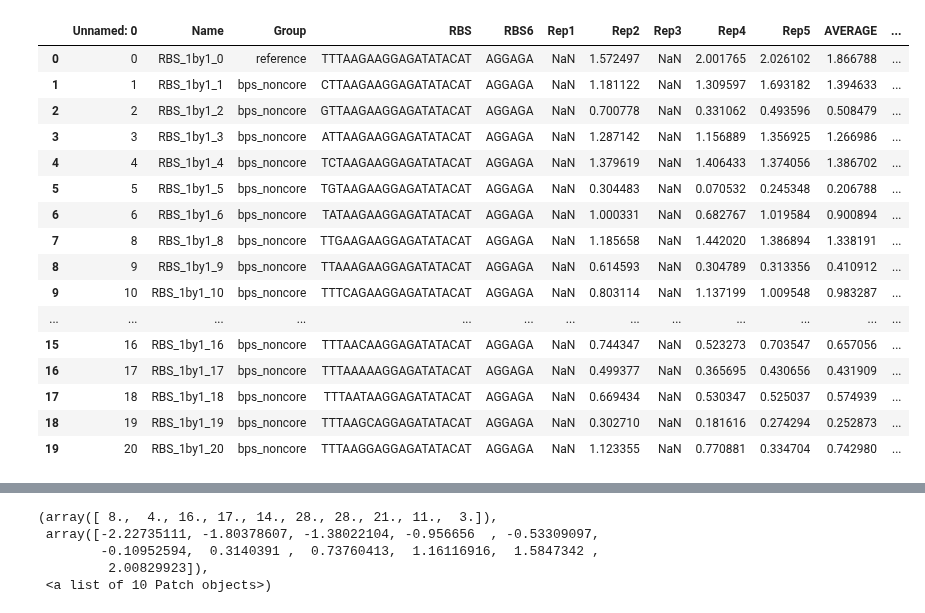
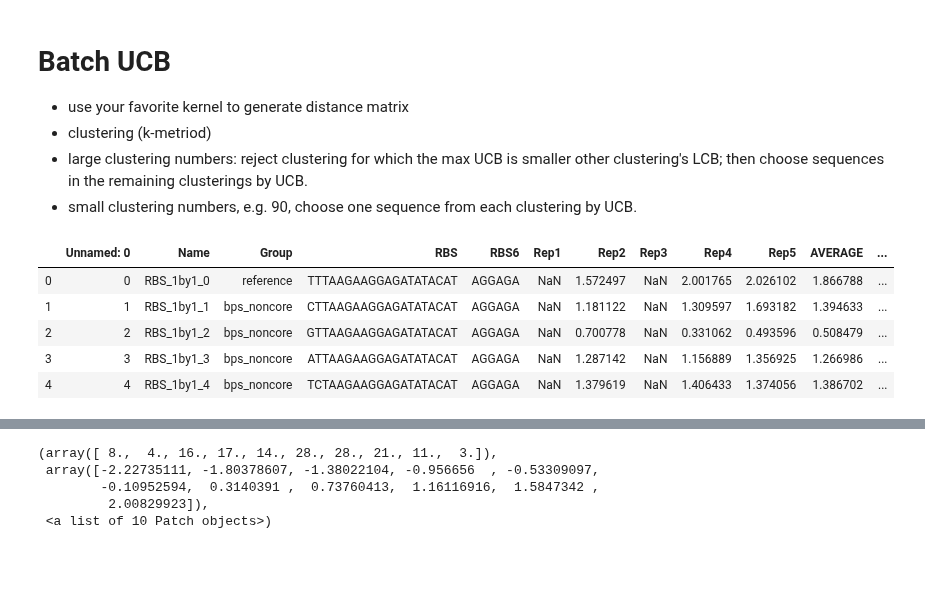
Before and after one commit to mholowko/Solaris, a Jupyter notebook: notebooks/result_analysis/Batch_ucb.ipynb, the cells around one changed output, grey strips where cells are left out. Cells and saved outputs as stored; diff of their text form; code cells hidden in the pictures; blank space fills up the shorter version.

```diff
--- a/notebooks/result_analysis/Batch_ucb.ipynb
+++ b/notebooks/result_analysis/Batch_ucb.ipynb
@@ -1,3 +1,9 @@
+# %% [markdown]
+# Batch UCB
+- use your favorite kernel to generate distance matrix
+- clustering (k-metriod)
+- large clustering numbers: reject clustering for which the max UCB is smaller other clustering's LCB; then choose sequences in the remaining clusterings by UCB.
+- small clustering numbers, e.g. 90, choose one sequence from each clustering by UCB.
 # %%
 # direct to proper path
 import os
@@ -65,23 +41,12 @@ plot_format = 'plt'
 # %%
 Path = '../../data/firstRound_4h_normTrue_formatSeq_logTrue.csv'
 
 df_frr = pd.read_csv(Path)
-df_frr.head(20)
+df_frr.head()
 # %% [output]
 |  | Unnamed: 0 | Name | Group | RBS | RBS6 | Rep1 | Rep2 | Rep3 | Rep4 | Rep5 | AVERAGE | ... |
 | 0 | 0 | RBS_1by1_0 | reference | TTTAAGAAGGAGATATACAT | AGGAGA | NaN | 1.572497 | NaN | 2.001765 | 2.026102 | 1.866788 | ... |
 | 1 | 1 | RBS_1by1_1 | bps_noncore | CTTAAGAAGGAGATATACAT | AGGAGA | NaN | 1.181122 | NaN | 1.309597 | 1.693182 | 1.394633 | ... |
 | 2 | 2 | RBS_1by1_2 | bps_noncore | GTTAAGAAGGAGATATACAT | AGGAGA | NaN | 0.700778 | NaN | 0.331062 | 0.493596 | 0.508479 | ... |
 | 3 | 3 | RBS_1by1_3 | bps_noncore | ATTAAGAAGGAGATATACAT | AGGAGA | NaN | 1.287142 | NaN | 1.156889 | 1.356925 | 1.266986 | ... |
 | 4 | 4 | RBS_1by1_4 | bps_noncore | TCTAAGAAGGAGATATACAT | AGGAGA | NaN | 1.379619 | NaN | 1.406433 | 1.374056 | 1.386702 | ... |
-| 5 | 5 | RBS_1by1_5 | bps_noncore | TGTAAGAAGGAGATATACAT | AGGAGA | NaN | 0.304483 | NaN | 0.070532 | 0.245348 | 0.206788 | ... |
-| 6 | 6 | RBS_1by1_6 | bps_noncore | TATAAGAAGGAGATATACAT | AGGAGA | NaN | 1.000331 | NaN | 0.682767 | 1.019584 | 0.900894 | ... |
-| 7 | 8 | RBS_1by1_8 | bps_noncore | TTGAAGAAGGAGATATACAT | AGGAGA | NaN | 1.185658 | NaN | 1.442020 | 1.386894 | 1.338191 | ... |
-| 8 | 9 | RBS_1by1_9 | bps_noncore | TTAAAGAAGGAGATATACAT | AGGAGA | NaN | 0.614593 | NaN | 0.304789 | 0.313356 | 0.410912 | ... |
-| 9 | 10 | RBS_1by1_10 | bps_noncore | TTTCAGAAGGAGATATACAT | AGGAGA | NaN | 0.803114 | NaN | 1.137199 | 1.009548 | 0.983287 | ... |
-| ... | ... | ... | ... | ... | ... | ... | ... | ... | ... | ... | ... | ... |
-| 15 | 16 | RBS_1by1_16 | bps_noncore | TTTAACAAGGAGATATACAT | AGGAGA | NaN | 0.744347 | NaN | 0.523273 | 0.703547 | 0.657056 | ... |
-| 16 | 17 | RBS_1by1_17 | bps_noncore | TTTAAAAAGGAGATATACAT | AGGAGA | NaN | 0.499377 | NaN | 0.365695 | 0.430656 | 0.431909 | ... |
-| 17 | 18 | RBS_1by1_18 | bps_noncore | TTTAATAAGGAGATATACAT | AGGAGA | NaN | 0.669434 | NaN | 0.530347 | 0.525037 | 0.574939 | ... |
-| 18 | 19 | RBS_1by1_19 | bps_noncore | TTTAAGCAGGAGATATACAT | AGGAGA | NaN | 0.302710 | NaN | 0.181616 | 0.274294 | 0.252873 | ... |
-| 19 | 20 | RBS_1by1_20 | bps_noncore | TTTAAGGAGGAGATATACAT | AGGAGA | NaN | 1.123355 | NaN | 0.770881 | 0.334704 | 0.742980 | ... |
```
Also changed, not shown: parts of 44 cells of this notebook, 3 other files.
